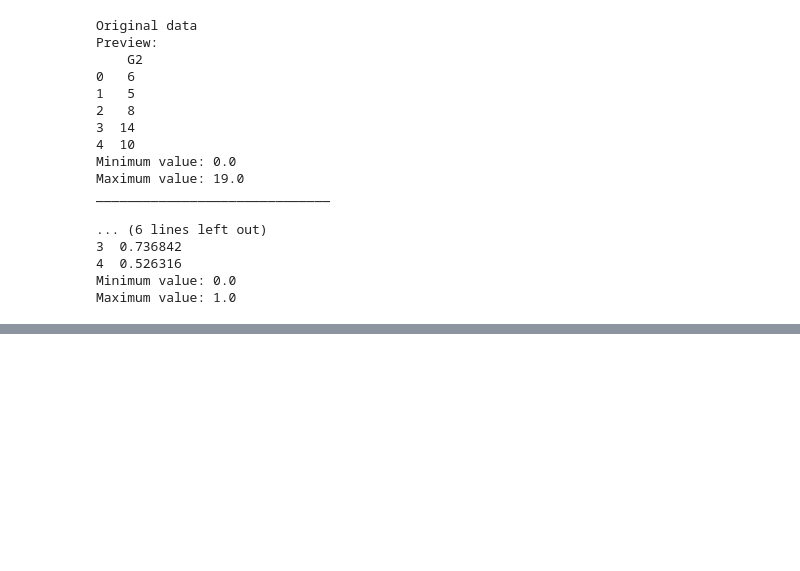
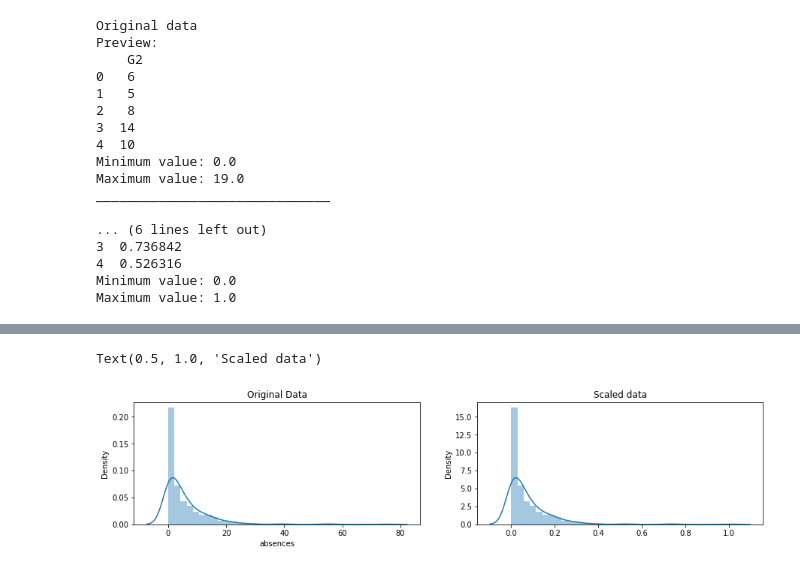
Before and after one commit to ABDELLAH-Hallou/students_performance, a Jupyter notebook: students_perf.ipynb, the cells around one changed output, grey strips where cells are left out. Drawn from its saved outputs; the diff is of its cells as text; code cells hidden in the pictures; blank space fills up the shorter version.

```diff
--- a/students_perf.ipynb
+++ b/students_perf.ipynb
@@ -229,0 +234,16 @@ import chardet
+# %%
+# select the absences column
+original_absences_data = pd.DataFrame(dt_students_mat.absences)
+
+# scale the absences from 0 to 1
+scaled_absences_data = minmax_scaling(original_absences_data, columns=['absences'])
+
+# plot the original & scaled data together to compare
+fig, ax=plt.subplots(1,2,figsize=(15,3))
+sns.distplot(dt_students_mat.absences, ax=ax[0])
+ax[0].set_title("Original Data")
+sns.distplot(scaled_absences_data, ax=ax[1])
+ax[1].set_title("Scaled data")
+# %% [output]
+Text(0.5, 1.0, 'Scaled data')
+[figure, added]
```
Also changed, not shown: parts of 27 cells of this notebook.
